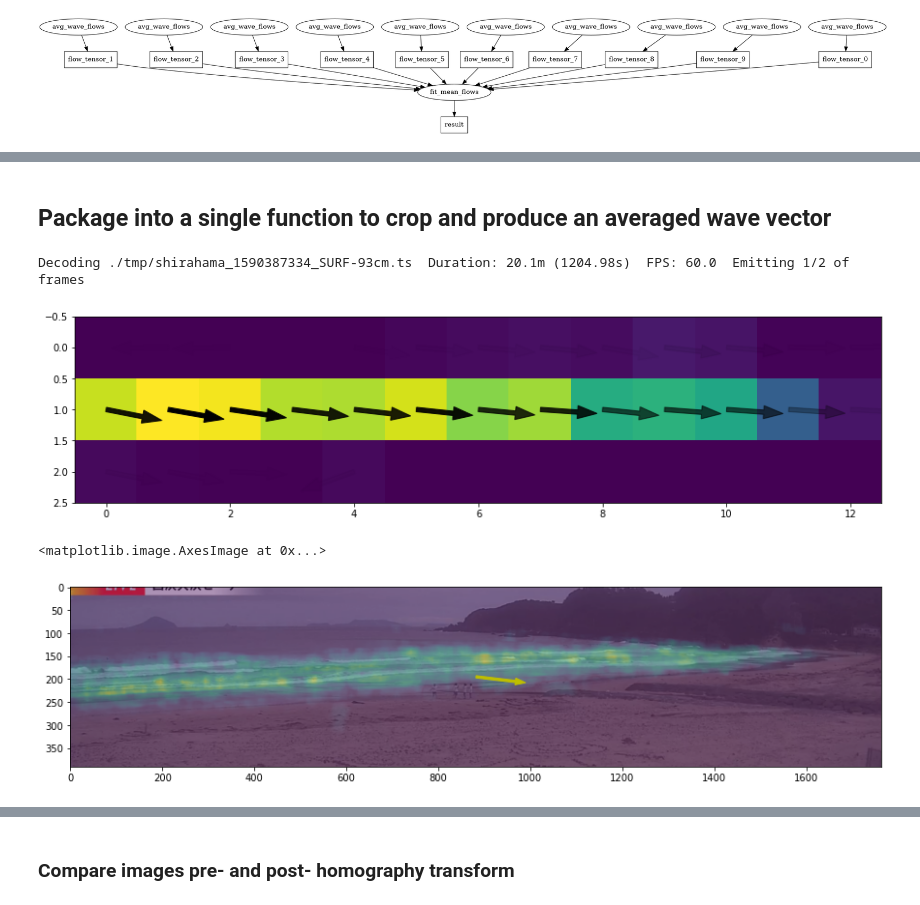
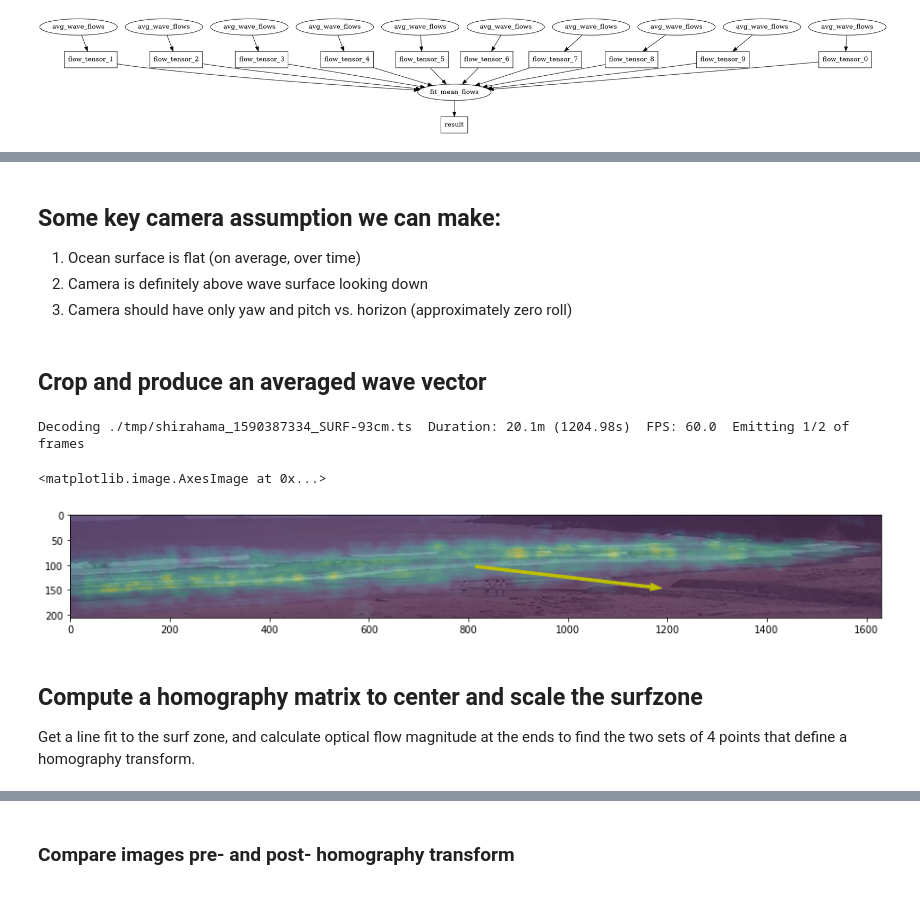
Before and after one commit to sjobeek/surfbreak, a Jupyter notebook: 03_perspective_transform.ipynb, the cells around one changed output, grey strips where cells are left out. Saved outputs shown, nothing was run; the diff lists cells and outputs as text; code cells hidden in the pictures.

Commit message:
surfspot calibration transform done

```diff
--- a/03_perspective_transform.ipynb
+++ b/03_perspective_transform.ipynb
@@ -105 +43,6 @@ array([[[0.98554863, 0.16939273, 1.        ],
+# %% [markdown]
+## Some key camera  assumption we can make:
+1. Ocean surface is flat (on average, over time)
+1. Camera is definitely above wave surface looking down
+1. Camera should have only yaw and pitch vs. horizon (approximately zero roll)
 # %%
@@ -110,2 +66,2 @@ def shift_img(img, xshift, yshift):
 # %% [markdown]
-## Package into a single function to crop and produce an averaged wave vector
+## Crop and produce an averaged wave vector
@@ -125,30 +77,27 @@ frames = load_videos.decode_frame_sequence(video_file, duration_s=1, start_s=50,
 Decoding ./tmp/shirahama_1590387334_SURF-93cm.ts  Duration: 20.1m (1204.98s)  FPS: 60.0  Emitting 1/2 of frames
 # %%
 wave_img = detection.trim_image(frames[0], xrange, yrange)
-
-
-tilesize = wave_img.shape[0]//3
-
-vector_grid = vector_tile(mean_flow, xrange, yrange, tilesize=tilesize)
 
 
 avg_wave_xdir = detection.trim_image(mean_flow[:,:,0], xrange, yrange).mean()
 avg_wave_ydir = detection.trim_image(mean_flow[:,:,1], xrange, yrange).mean()
 wave_vector = (avg_wave_xdir*2000, avg_wave_ydir*2000)
 
 mean_flow_mag = np.sqrt(mean_flow[:,:,0]*mean_flow[:,:,0] + mean_flow[:,:,1]*mean_flow[:,:,1])
 
 trimmed_mag = detection.trim_image(mean_flow_mag, xrange, yrange)
 center = ((xrange[1] - xrange[0])//2, (yrange[1] - yrange[0])//2)
 
 plt.figure(figsize=(15,5))
 plt.imshow(wave_img)
 plt.arrow(center[0], center[1], wave_vector[0], wave_vector[1], color='y', width=5)
 plt.gca().imshow(trimmed_mag, alpha=0.4)
 # %% [output]
+<matplotlib.image.AxesImage at 0x...>
-[figure, old version]
+[figure, new version]
-<matplotlib.image.AxesImage at 0x...>
-[figure, removed]
+# %% [markdown]
+## Compute a homography matrix to center and scale the surfzone
+Get a line fit to the surf zone, and calculate optical flow magnitude at the ends to find the two sets of 4 points that define a homography transform.
 # %%
 #export
 def fit_line(heatmap, plot=False):
```
Also changed, not shown: parts of 42 cells of this notebook, 6 other files.
